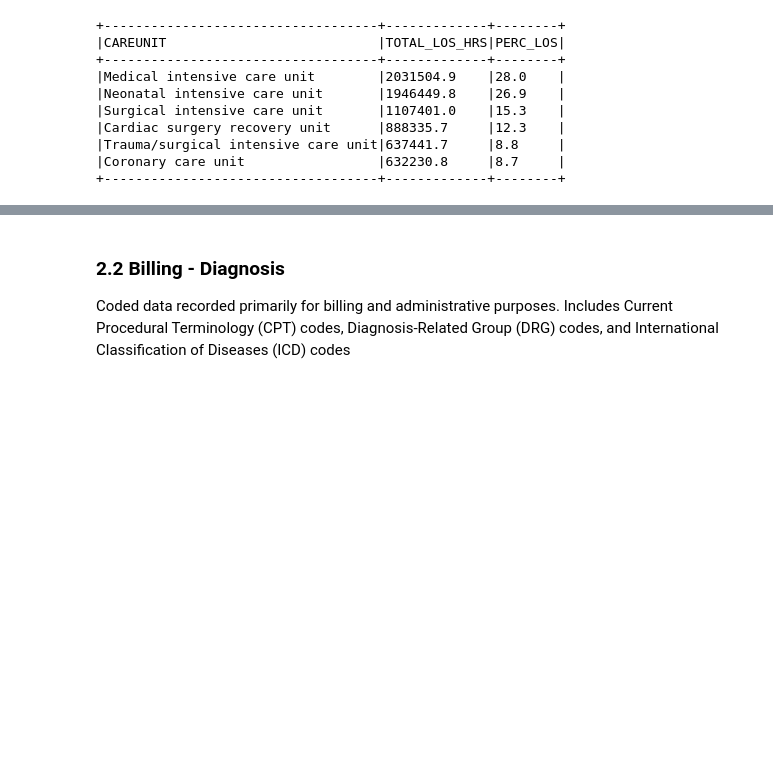
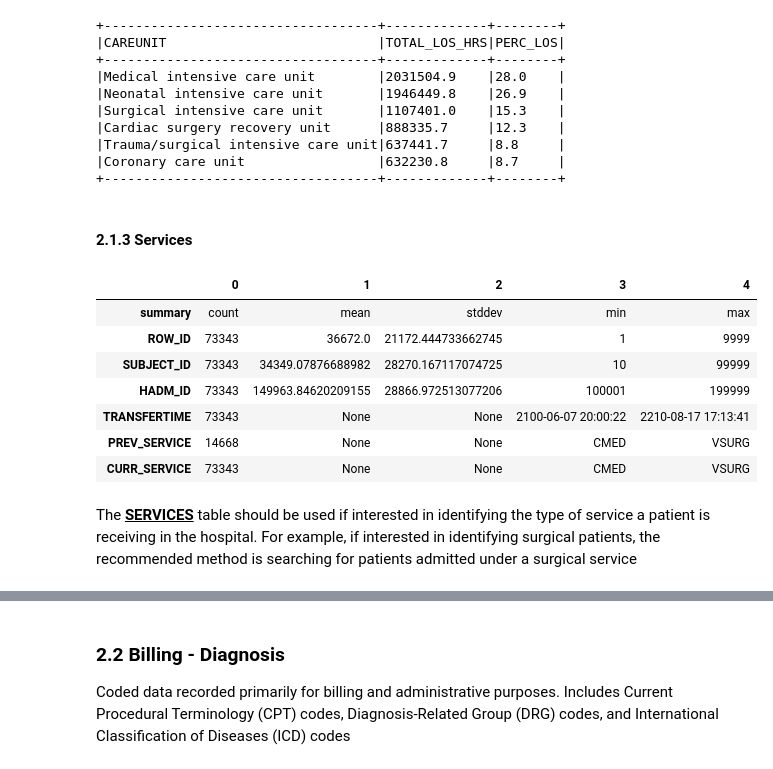
Before and after one commit to gauravkdesai/MIDS-W210-Medical_Insurance_Payment_Assistant, a Jupyter notebook: 01_MIMIC_EDA.ipynb, the cells around one changed output, grey strips where cells are left out. Drawn from its saved outputs; the diff is of its cells as text; code cells hidden in the pictures; blank space fills up the shorter version.

```diff
--- a/01_MIMIC_EDA.ipynb
+++ b/01_MIMIC_EDA.ipynb
@@ -299,3 +309,18 @@ when CURR_CAREUNIT = 'TSICU' then 'Trauma/surgical intensive care unit' end orde
 |Trauma/surgical intensive care unit|637441.7     |8.8     |
 |Coronary care unit                 |632230.8     |8.7     |
 +-----------------------------------+-------------+--------+
+# %% [markdown]
+#### 2.1.3 Services
+# %%
+SERVICES_DF.describe().toPandas().T
+# %% [output]
+|  | 0 | 1 | 2 | 3 | 4 |
+| summary | count | mean | stddev | min | max |
+| ROW_ID | 73343 | 36672.0 | 21172.444733662745 | 1 | 9999 |
+| SUBJECT_ID | 73343 | 34349.07876688982 | 28270.167117074725 | 10 | 99999 |
+| HADM_ID | 73343 | 149963.84620209155 | 28866.972513077206 | 100001 | 199999 |
+| TRANSFERTIME | 73343 | None | None | 2100-06-07 20:00:22 | 2210-08-17 17:13:41 |
+| PREV_SERVICE | 14668 | None | None | CMED | VSURG |
+| CURR_SERVICE | 73343 | None | None | CMED | VSURG |
+# %% [markdown]
+The <b><u>SERVICES</u></b> table should be used if interested in identifying the type of service a patient is receiving in the hospital. For example, if interested in identifying surgical patients, the recommended method is searching for patients admitted under a surgical service
```
Also changed, not shown: parts of 55 cells of this notebook.
